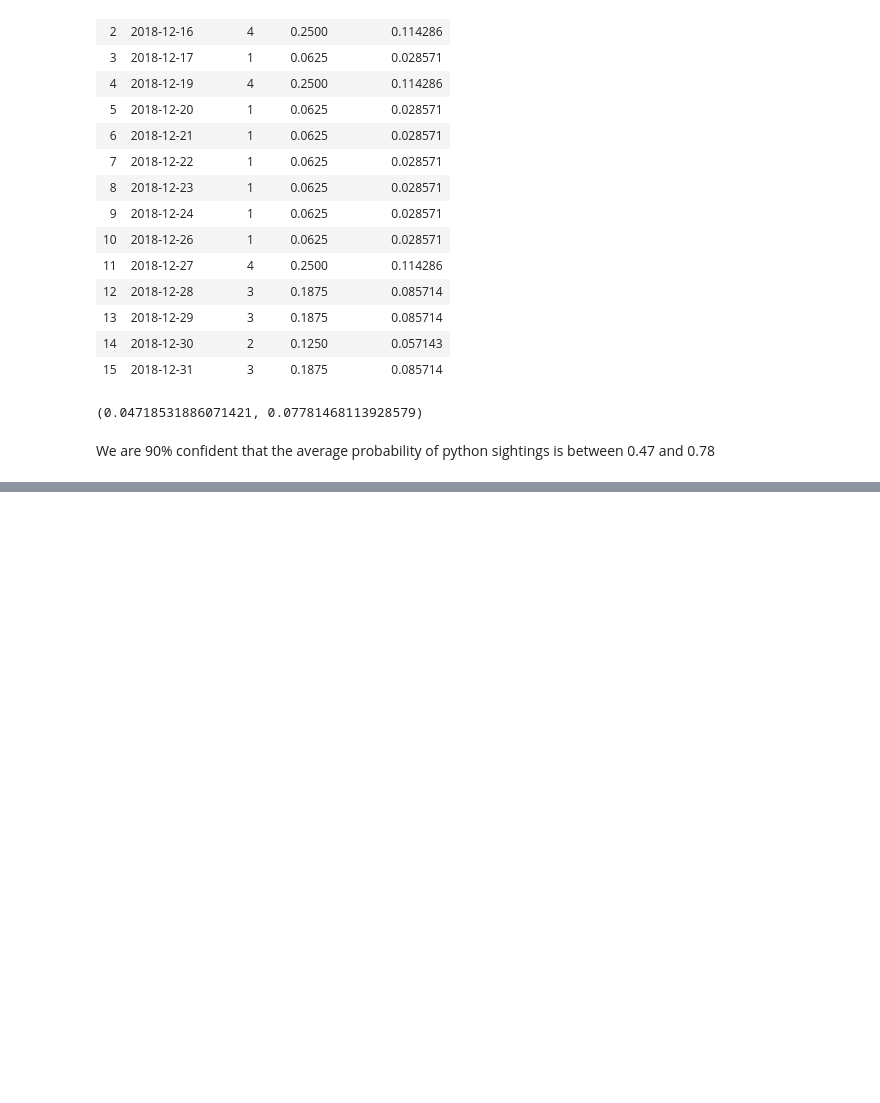
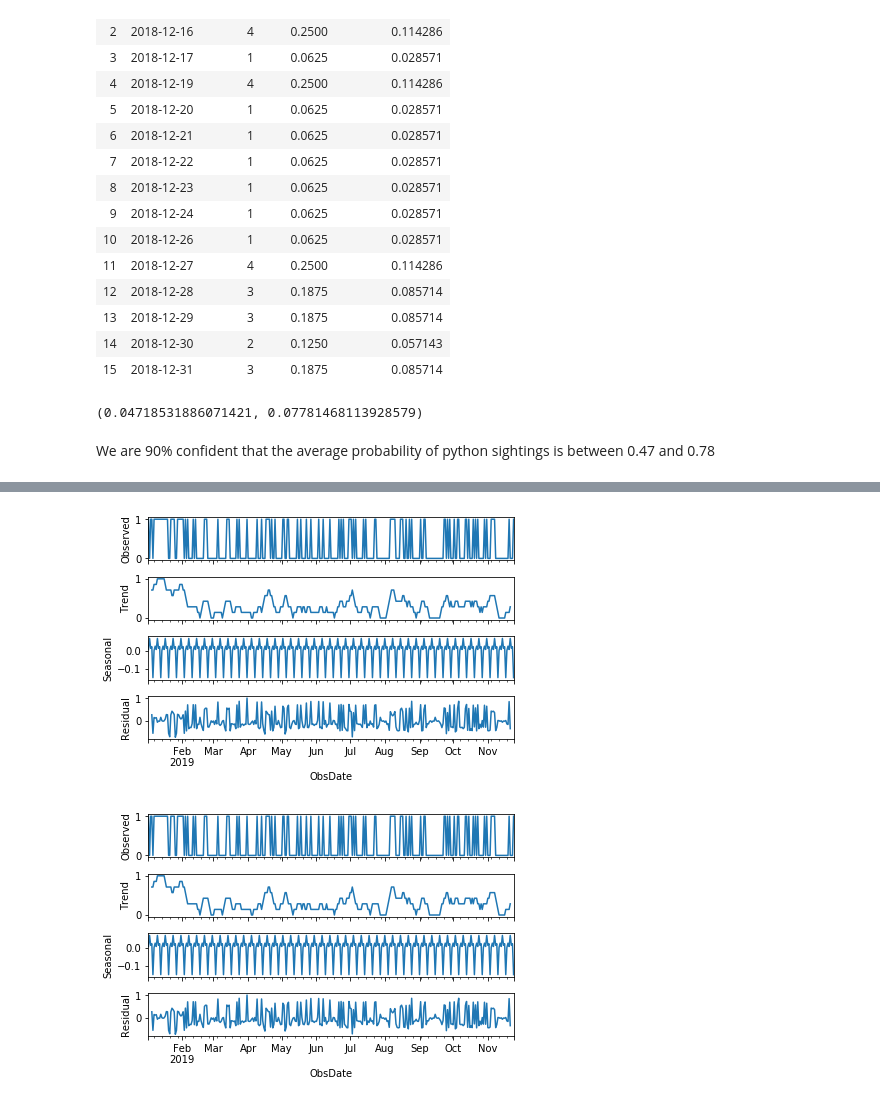
Before and after one commit to evill013/burmese-python-project, a Jupyter notebook: main.ipynb, the cells around one changed output, grey strips where cells are left out. Cells and saved outputs as stored; diff of their text form; code cells hidden in the pictures; blank space fills up the shorter version.

Commit message:
seasonal vs cyclical upload

```diff
--- a/main.ipynb
+++ b/main.ipynb
@@ -522,0 +533,9 @@ We are 90% confident that the average probability of python sightings is between
+# %%
+from statsmodels.tsa.seasonal import seasonal_decompose
+
+my_graph = seasonal_decompose(target_pivot2)
+
+my_graph.plot()
+# %% [output]
+[figure, added]
+[figure, added]
```
Also changed, not shown: parts of 3 cells of this notebook.
